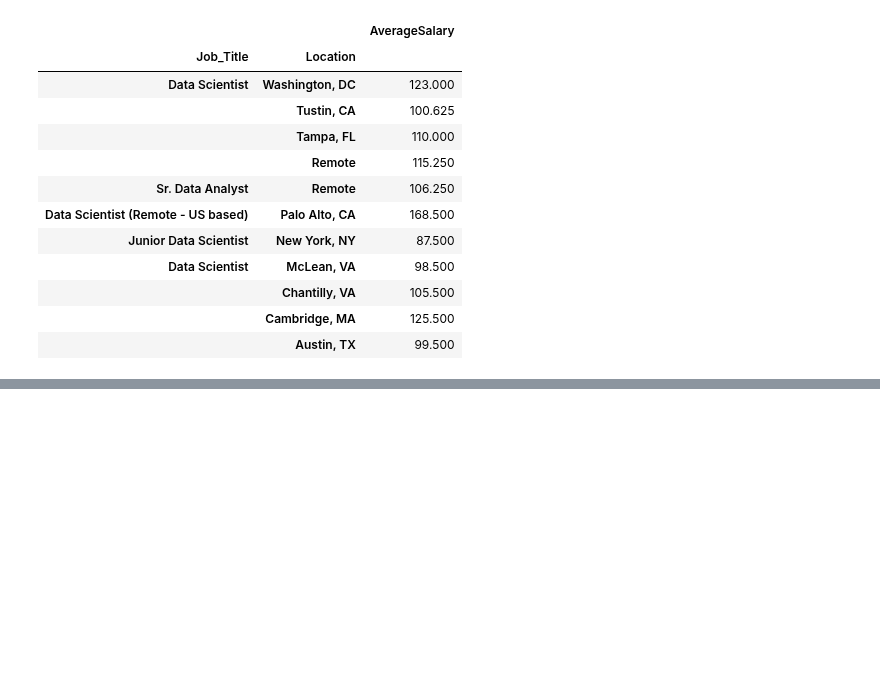
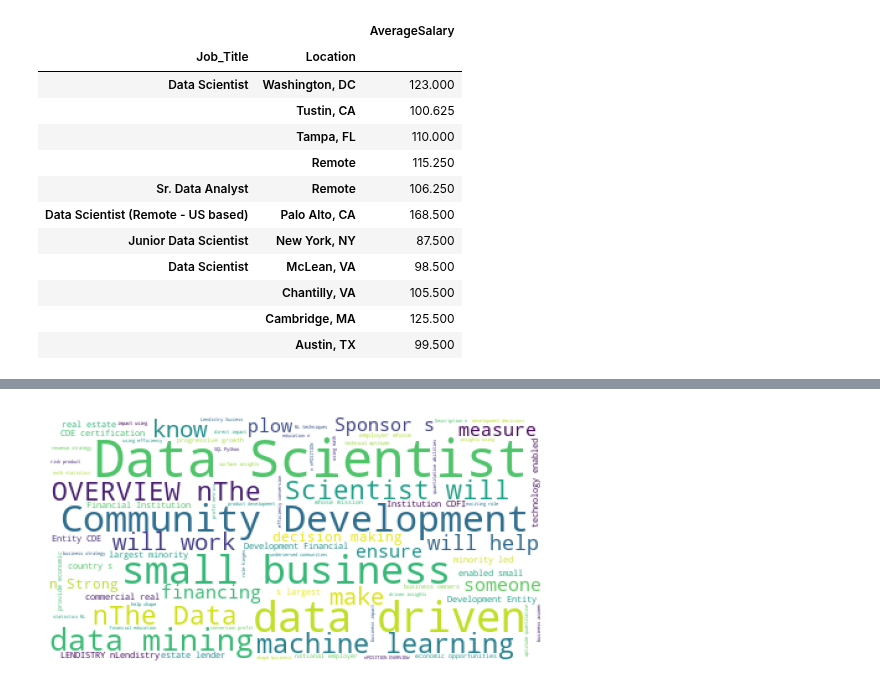
Before and after one commit to mosemb/DSalary, a Jupyter notebook: Eda.ipynb, the cells around one changed output, grey strips where cells are left out. Drawn from its saved outputs; the diff is of its cells as text; code cells hidden in the pictures; blank space fills up the shorter version.

Commit message:
word cloud

```diff
--- a/Eda.ipynb
+++ b/Eda.ipynb
@@ -455,0 +476,11 @@ pd.pivot_table(df, index=['Job_Title','Location'], values='AverageSalary').sort_
+# %%
+#Words that are mostly used when talking about candidates
+from wordcloud import WordCloud
+text = df['Job_Desc'].values
+# %%
+wordcloud = WordCloud(background_color='white').generate(str(text))
+plt.imshow(wordcloud)
+plt.axis("off")
+plt.show()
+# %% [output]
+[figure, added]
```
Also changed, not shown: parts of 2 cells of this notebook.
